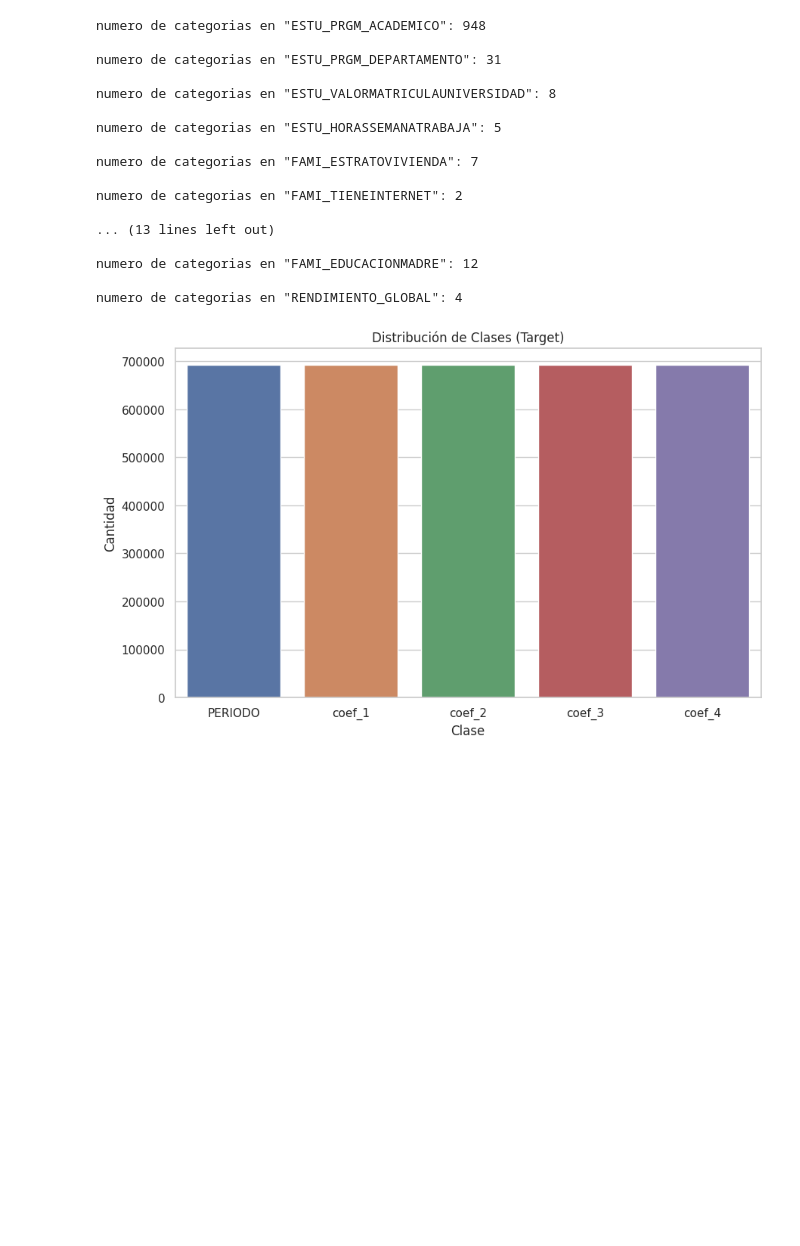
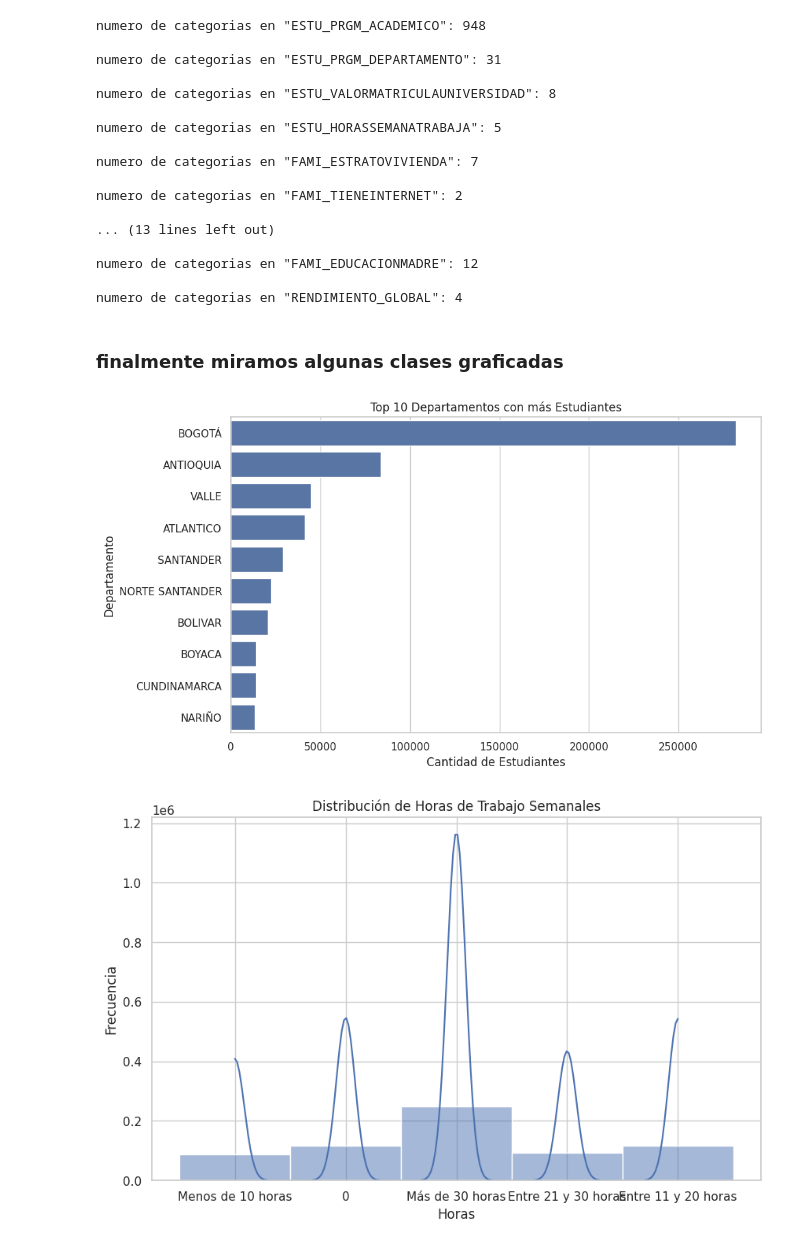
Before and after one commit to juandiego2205/Inteligencia_Artificial_2025-1, a Jupyter notebook: 01_exploración.ipynb, the cells around one changed output. Cells and saved outputs as stored; diff of their text form; code cells hidden in the pictures; blank space fills up the shorter version.

```diff
--- a/01_exploración.ipynb
+++ b/01_exploración.ipynb
@@ -274,23 +288,24 @@ numero de categorias en "FAMI_TIENEINTERNET": 2
 numero de categorias en "FAMI_EDUCACIONMADRE": 12
 
 numero de categorias en "RENDIMIENTO_GLOBAL": 4
-# %%
-import pandas as pd
-import seaborn as sns
-import matplotlib.pyplot as plt
-
-# Estilo de gráficas
-sns.set(style="whitegrid")
-plt.rcParams["figure.figsize"] = (10, 6)
-
-# Cargar datos
-data_train = pd.read_csv("/content/train.csv", index_col="ID")
-
-# 1. Distribución de clases
-sns.countplot(data=data_train)
-plt.title("Distribución de Clases (Target)")
-plt.xlabel("Clase")
-plt.ylabel("Cantidad")
-plt.show()
-# %% [output]
-[figure, removed]
+# %% [markdown]
+### finalmente miramos algunas clases graficadas
+# %%
+sns.set(style="whitegrid")
+plt.rcParams["figure.figsize"] = (10, 6)
+
+top_departamentos = data_train['ESTU_PRGM_DEPARTAMENTO'].value_counts().nlargest(10)
+sns.barplot(x=top_departamentos.values, y=top_departamentos.index)
+plt.title("Top 10 Departamentos con más Estudiantes")
+plt.xlabel("Cantidad de Estudiantes")
+plt.ylabel("Departamento")
+plt.show()
+
+sns.histplot(data_train['ESTU_HORASSEMANATRABAJA'].dropna(), bins=30, kde=True)
+plt.title("Distribución de Horas de Trabajo Semanales")
+plt.xlabel("Horas")
+plt.ylabel("Frecuencia")
+plt.show()
+# %% [output]
+[figure, added]
+[figure, added]
```
Also changed, not shown: parts of 17 cells of this notebook.
